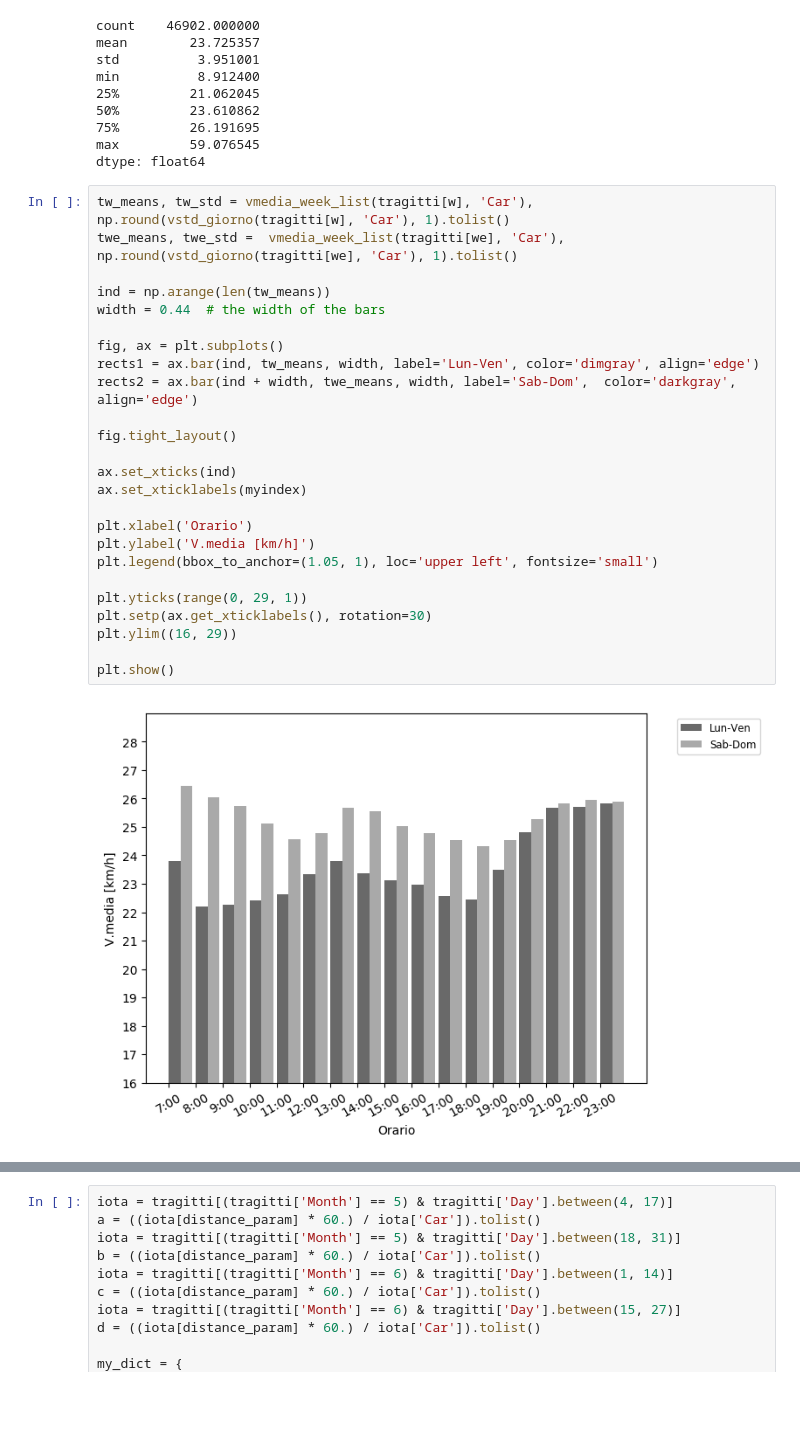
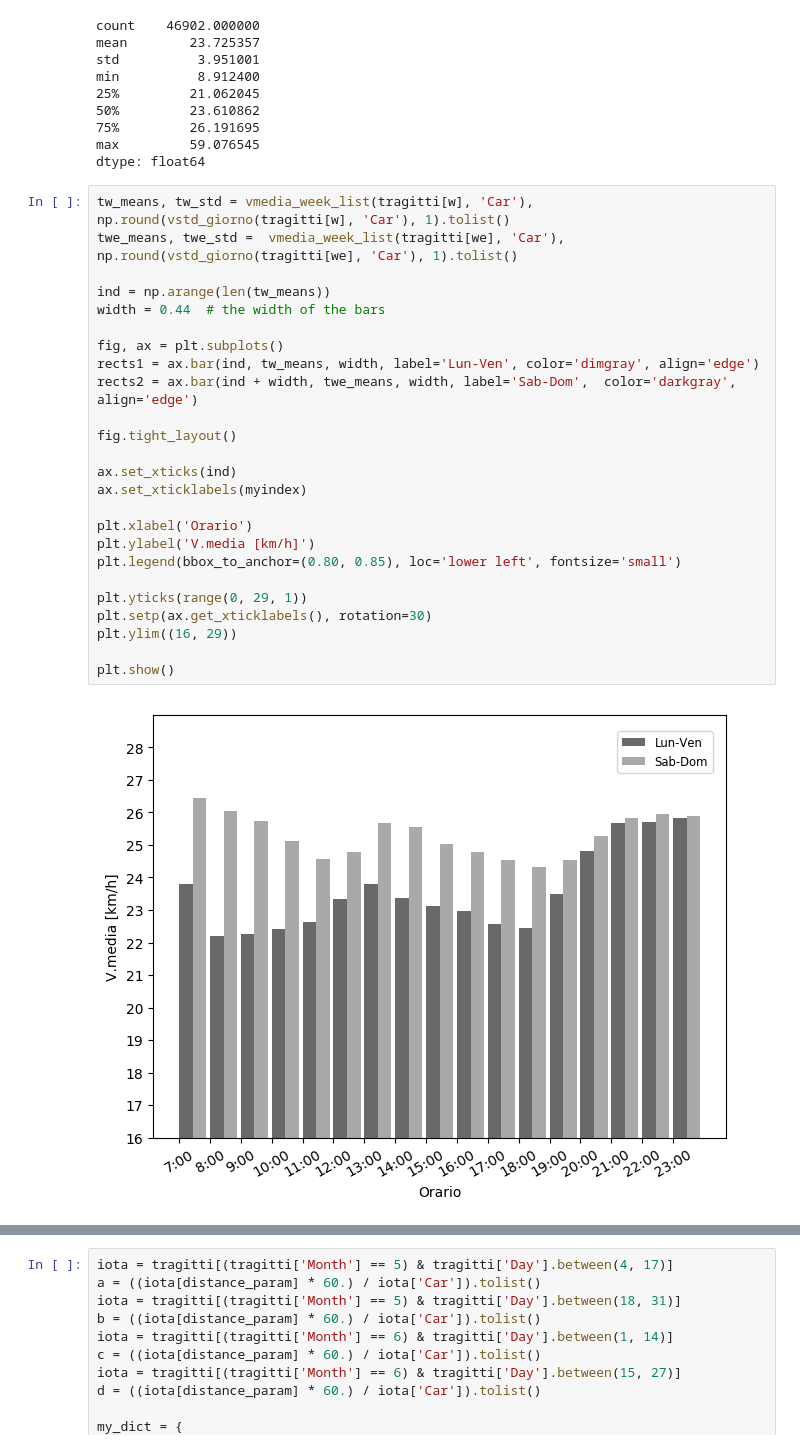
Before and after one commit to mmastrapasqua7/kowalskianalysis, a Jupyter notebook: jupyter/2_VariazioneVelocitaMediaOraria.ipynb, the cells around one changed output, grey strips where cells are left out. Saved outputs shown, nothing was run; the diff lists cells and outputs as text; blank space fills up the shorter version.

```diff
--- a/jupyter/2_VariazioneVelocitaMediaOraria.ipynb
+++ b/jupyter/2_VariazioneVelocitaMediaOraria.ipynb
@@ -159,27 +159,27 @@ dtype: float64
 # %%
 tw_means, tw_std = vmedia_week_list(tragitti[w], 'Car'), np.round(vstd_giorno(tragitti[w], 'Car'), 1).tolist()
 twe_means, twe_std =  vmedia_week_list(tragitti[we], 'Car'), np.round(vstd_giorno(tragitti[we], 'Car'), 1).tolist()
 
 ind = np.arange(len(tw_means))
 width = 0.44  # the width of the bars
 
 fig, ax = plt.subplots()
 rects1 = ax.bar(ind, tw_means, width, label='Lun-Ven', color='dimgray', align='edge')
 rects2 = ax.bar(ind + width, twe_means, width, label='Sab-Dom',  color='darkgray', align='edge')
 
 fig.tight_layout()
 
 ax.set_xticks(ind)
 ax.set_xticklabels(myindex)
 
 plt.xlabel('Orario')
 plt.ylabel('V.media [km/h]')
-plt.legend(bbox_to_anchor=(1.05, 1), loc='upper left', fontsize='small')
+plt.legend(bbox_to_anchor=(0.80, 0.85), loc='lower left', fontsize='small')
 
 plt.yticks(range(0, 29, 1))
 plt.setp(ax.get_xticklabels(), rotation=30)
 plt.ylim((16, 29))
 
 plt.show()
 # %% [output]
-[figure, old version]
+[figure, new version]
```
Also changed, not shown: parts of 11 cells of this notebook, 17 other files.
